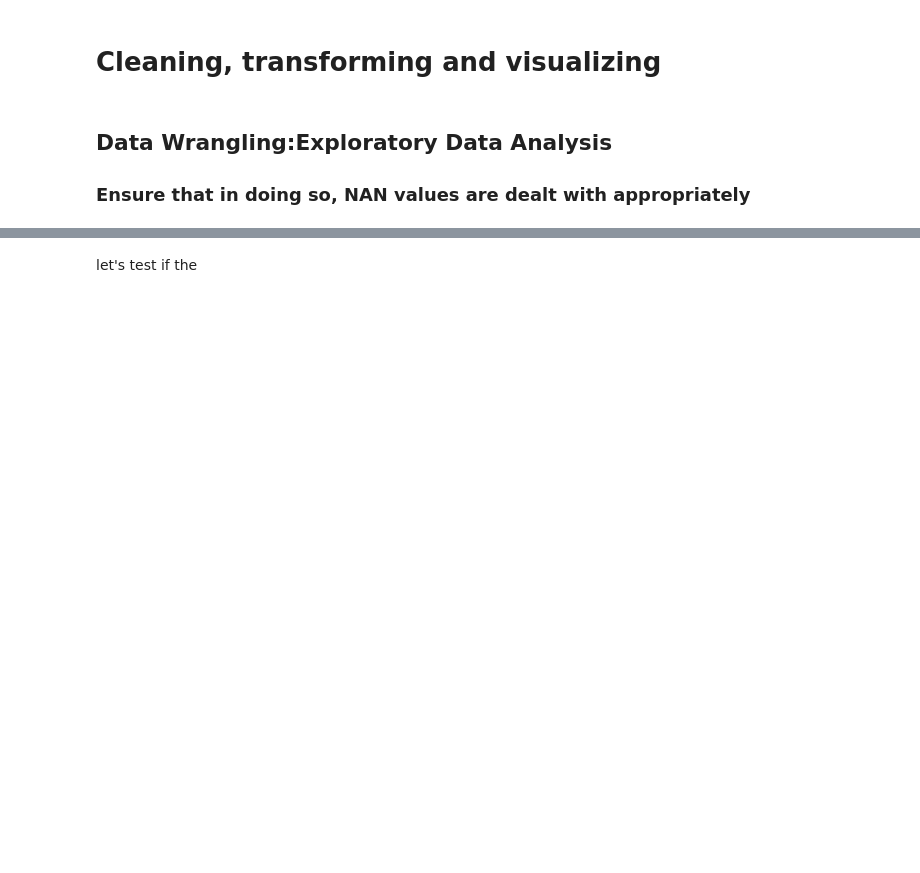
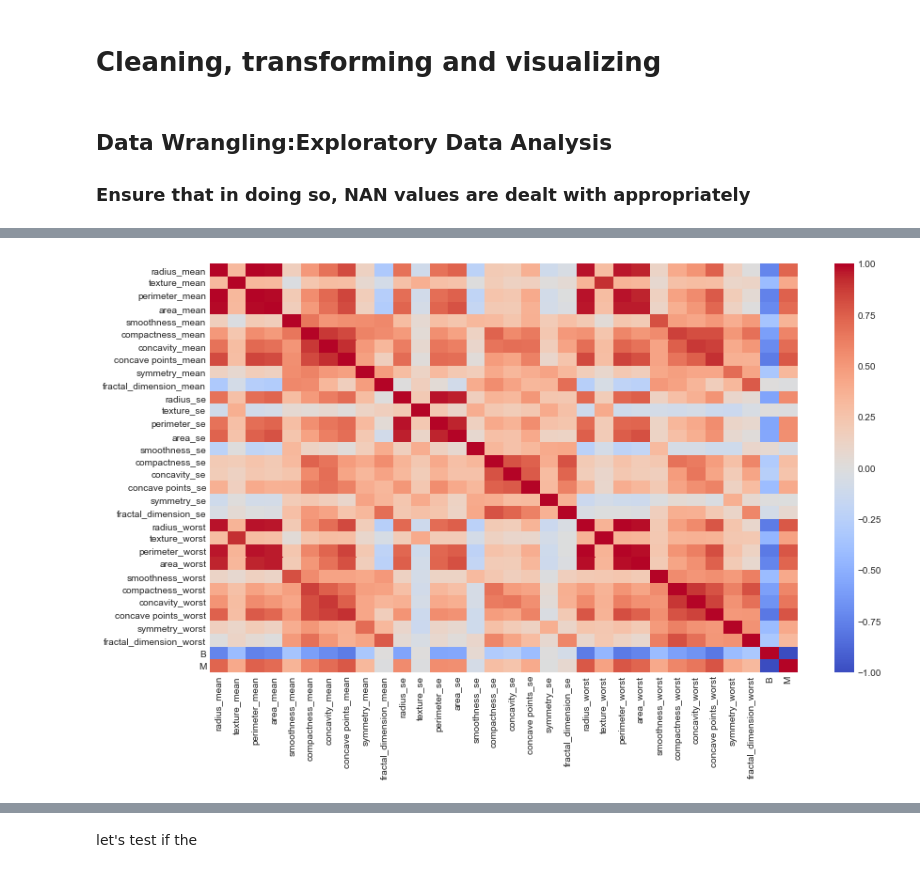
Before and after one commit to faikbak/01_first_notebook, a Jupyter notebook: capstone2/[faik_bak]CS2 Preprocessing and Training Data Development_for_Reza.ipynb, the cells around one changed output, grey strips where cells are left out. Saved outputs shown, nothing was run; the diff lists cells and outputs as text; code cells hidden in the pictures; blank space fills up the shorter version.

```diff
--- a/capstone2/[faik_bak]CS2 Preprocessing and Training Data Development_for_Reza.ipynb
+++ b/capstone2/[faik_bak]CS2 Preprocessing and Training Data Development_for_Reza.ipynb
@@ -209,0 +264,2 @@ plt.title('Skew : %.2f' % np.log(data_train['revenue']).skew())
+# %%
+cancer=cancer.iloc[:,cancer.columns!='id']
@@ -209,0 +272,2 @@ plt.title('Skew : %.2f' % np.log(data_train['revenue']).skew())
+# %%
+cancer=cancer.iloc[:,cancer.columns!='Unnamed: 32']
@@ -209,0 +292,7 @@ plt.title('Skew : %.2f' % np.log(data_train['revenue']).skew())
+# %%
+#produce dummy variables for diagnosis result to be able to use while modeling
+enc = OneHotEncoder(handle_unknown='ignore')
+train_dummies = pd.get_dummies(cancer['diagnosis'])
+# %%
+#merge diagnosis dummies with our cancer dataframe so that we can analyze cause and result
+cancer=pd.concat([cancer, train_dummies], axis=1).drop(['diagnosis'],axis=1)
@@ -209,0 +315,9 @@ plt.title('Skew : %.2f' % np.log(data_train['revenue']).skew())
+# %%
+corrMatrix=cancer.corr()
+plt.figure(figsize=(14,8))
+sns.heatmap(data=corrMatrix,vmin=-1,
+            cmap='coolwarm',
+            annot=False)
+plt.show()
+# %% [output]
+[figure, added]
```
Also changed, not shown: parts of 73 cells of this notebook.
